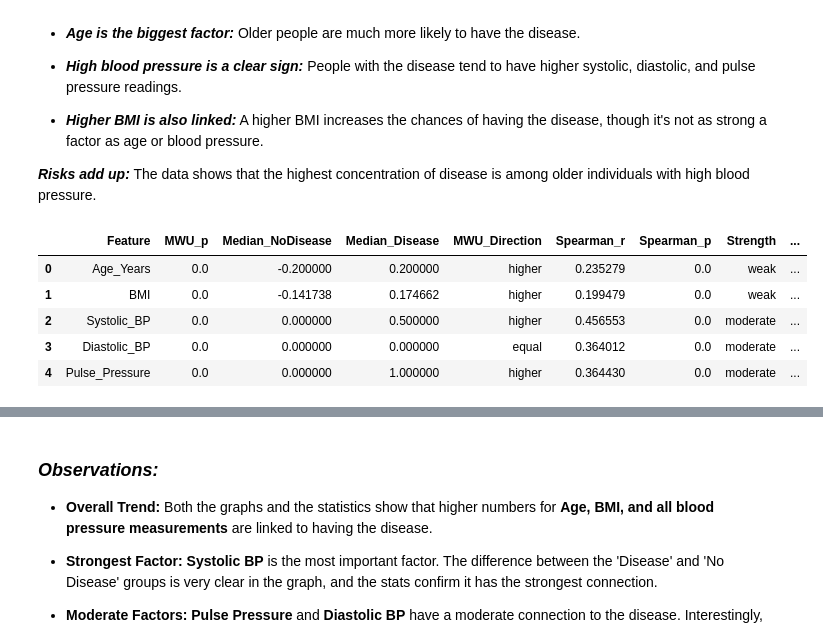
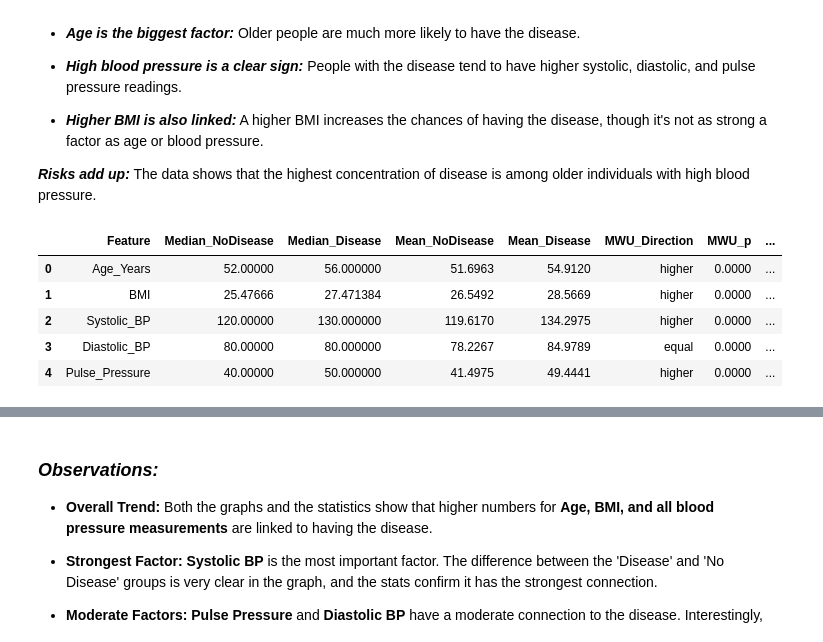
Before and after one commit to Ychandrasekharrao/heart-disease, a Jupyter notebook: src/notebooks/data_analysis.ipynb, the cells around one changed output, grey strips where cells are left out. Drawn from its saved outputs; the diff is of its cells as text; code cells hidden in the pictures.

```diff
--- a/src/notebooks/data_analysis.ipynb
+++ b/src/notebooks/data_analysis.ipynb
@@ -224,5 +279,0 @@ These values are physiologically impossible and represent clear data errors that
-# %%
-# Convert Age from days to years
-if 'Age' in df.columns:
-    df['Age'] = (df['Age'] / 365).round().astype(int)
-    df.rename(columns={'Age': 'Age_Years'}, inplace=True)
@@ -322,4 +496,18 @@ Imputing missing + out-of-range values with IterativeImputer...
 # %% [markdown]
 ### Feature Engineering
+# %%
+# Convert Age from days to years with improved handling
+if 'Age' in df.columns:
+    # Use 365.25 days to account for leap years
+    # Convert to numeric first to handle any non-numeric values
+    df['Age'] = pd.to_numeric(df['Age'], errors='coerce')
+
+    # Convert from days to years, round to nearest integer
+    df['Age'] = (df['Age'] / 365.25).round().astype(int)
+
+    # Rename column to reflect the new unit
+    df.rename(columns={'Age': 'Age_Years'}, inplace=True)
+
+    print(f"Converted Age from days to years ({df['Age_Years'].notna().sum()} values processed)")
 # %%
 # ---------------------------
@@ -886,52 +1326,108 @@ except Exception as e:
 # ==============================================================================
 from scipy.stats import mannwhitneyu, spearmanr
 
+# Define columns to analyze and target column
 numeric_cols = ['Age_Years', 'BMI', 'Systolic_BP', 'Diastolic_BP', 'Pulse_Pressure']
 target_col = 'target'
 
+# Validate columns exist in dataframe
+missing_cols = [col for col in numeric_cols + [target_col] if col not in df.columns]
+if missing_cols:
+    raise ValueError(f"Missing columns in dataframe: {', '.join(missing_cols)}")
+
+# Set significance level
+alpha = 0.05
 results = []
 
+# Process each numeric feature
 for col in numeric_cols:
-    group0 = df[df[target_col] == 0][col]
-    group1 = df[df[target_col] == 1][col]
+    # Filter out NaN values for more robust analysis
+    valid_data = df[[col, target_col]].dropna()
 
+    # Skip if insufficient data
+    if len(valid_data) < 10:
+        print(f"Warning: Insufficient data for {col}, skipping...")
+        continue
+
+    group0 = valid_data[valid_data[target_col] == 0][col]
+    group1 = valid_data[valid_data[target_col] == 1][col]
+
+    # Skip if any group is too small
+    if len(group0) < 5 or len(group1) < 5:
+        print(f"Warning: Group size too small for {col}, skipping...")
+        continue
+
+    # Perform Mann-Whitney U test (non-parametric comparison of distributions)
     stat, p_mwu = mannwhitneyu(group0, group1, alternative='two-sided')
 
+    # Calculate descriptive statistics
     median0 = group0.median()
     median1 = group1.median()
+    mean0 = group0.mean()
+    mean1 = group1.mean()
 
-    # --- Robust Direction Logic ---
-    # This handles the case where medians are equal, avoiding a misleading result.
+    # Determine direction of difference between groups
     if median1 > median0:
         mwu_direction = "higher"
     elif median1 < median0:
         mwu_direction = "lower"
     else:
         mwu_direction = "equal"
 
-    corr, p_corr = spearmanr(df[col], df[target_col], nan_policy='omit')
+    # Calculate Spearman correlation (non-parametric measure of relationship)
+    corr, p_corr = spearmanr(valid_data[col], valid_data[target_col], nan_policy='omit')
 
+    # Classify correlation strength
     strength = "strong" if abs(corr) > 0.5 else "moderate" if abs(corr) > 0.3 else "weak"
-    corr_direction = "positive" if corr > 0 else "negative"
+    corr_direction = "positive" if corr > 0 else "negative" if corr < 0 else "none"
 
+    # Determine statistical significance
+    mwu_significant = "Yes" if p_mwu < alpha else "No"
+    corr_significant = "Yes" if p_corr < alpha else "No"
+
+    # Add to results
     results.append({
         "Feature": col,
         "MWU_p": p_mwu,
+        "MWU_Significant": mwu_significant,
         "Median_NoDisease": median0,
         "Median_Disease": median1,
+        "Mean_NoDisease": mean0,
+        "Mean_Disease": mean1,
         "MWU_Direction": mwu_direction,
         "Spearman_r": corr,
         "Spearman_p": p_corr,
+        "Corr_Significant": corr_significant,
         "Strength": strength,
         "Corr_Direction": corr_direction
     })
 
+# Create and format the results dataframe
 results_df = pd.DataFrame(results)
+
+# Format p-values and correlation values for better readability
+format_cols = ['MWU_p', 'Spearman_p', 'Spearman_r', 'Mean_NoDisease', 'Mean_Disease']
+for col in format_cols:
+    if col in results_df.columns:
+        results_df[col] = results_df[col].apply(lambda x: f"{x:.4f}")
+
+# Reorder columns for logical flow
+col_order = ['Feature', 'Median_NoDisease', 'Median_Disease', 'Mean_NoDisease', 'Mean_Disease',
+             'MWU_Direction', 'MWU_p', 'MWU_Significant', 'Spearman_r', 'Spearman_p',
+             'Corr_Significant', 'Strength', 'Corr_Direction']
+results_df = results_df[col_order]
+
+# Display the results
 display(results_df)
+
+# Optional: Print a summary of significant findings
+significant_features = results_df[results_df['MWU_Significant'] == 'Yes']['Feature'].tolist()
+if significant_features:
+    print(f"\nSignificant differences found in: {', '.join(significant_features)}")
 # %% [output]
-|  | Feature | MWU_p | Median_NoDisease | Median_Disease | MWU_Direction | Spearman_r | Spearman_p | Strength | ... |
-| 0 | Age_Years | 0.0 | -0.200000 | 0.200000 | higher | 0.235279 | 0.0 | weak | ... |
-| 1 | BMI | 0.0 | -0.141738 | 0.174662 | higher | 0.199479 | 0.0 | weak | ... |
-| 2 | Systolic_BP | 0.0 | 0.000000 | 0.500000 | higher | 0.456553 | 0.0 | moderate | ... |
-| 3 | Diastolic_BP | 0.0 | 0.000000 | 0.000000 | equal | 0.364012 | 0.0 | moderate | ... |
-| 4 | Pulse_Pressure | 0.0 | 0.000000 | 1.000000 | higher | 0.364430 | 0.0 | moderate | ... |
+|  | Feature | Median_NoDisease | Median_Disease | Mean_NoDisease | Mean_Disease | MWU_Direction | MWU_p | ... |
+| 0 | Age_Years | 52.00000 | 56.000000 | 51.6963 | 54.9120 | higher | 0.0000 | ... |
+| 1 | BMI | 25.47666 | 27.471384 | 26.5492 | 28.5669 | higher | 0.0000 | ... |
+| 2 | Systolic_BP | 120.00000 | 130.000000 | 119.6170 | 134.2975 | higher | 0.0000 | ... |
+| 3 | Diastolic_BP | 80.00000 | 80.000000 | 78.2267 | 84.9789 | equal | 0.0000 | ... |
+| 4 | Pulse_Pressure | 40.00000 | 50.000000 | 41.4975 | 49.4441 | higher | 0.0000 | ... |
```
Also changed, not shown: parts of 37 cells of this notebook, 37 other files.
